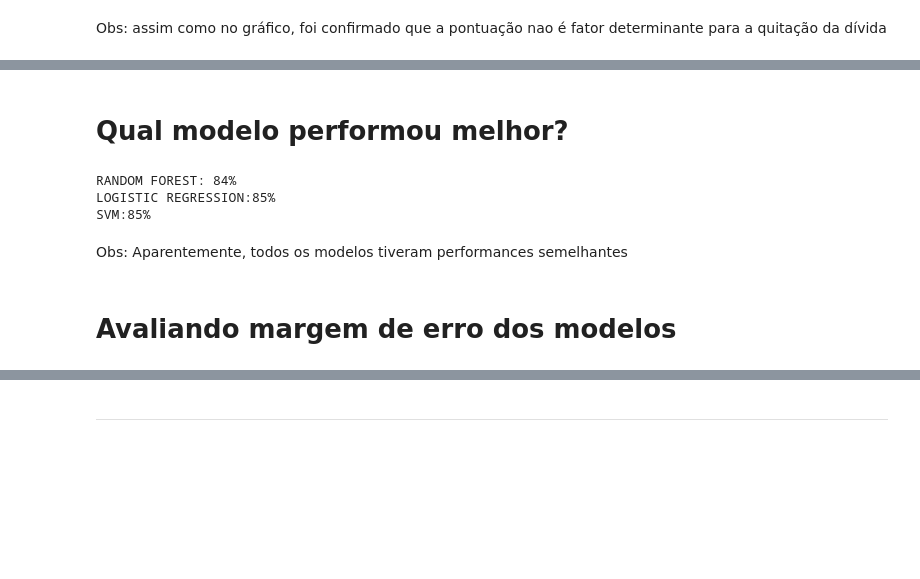
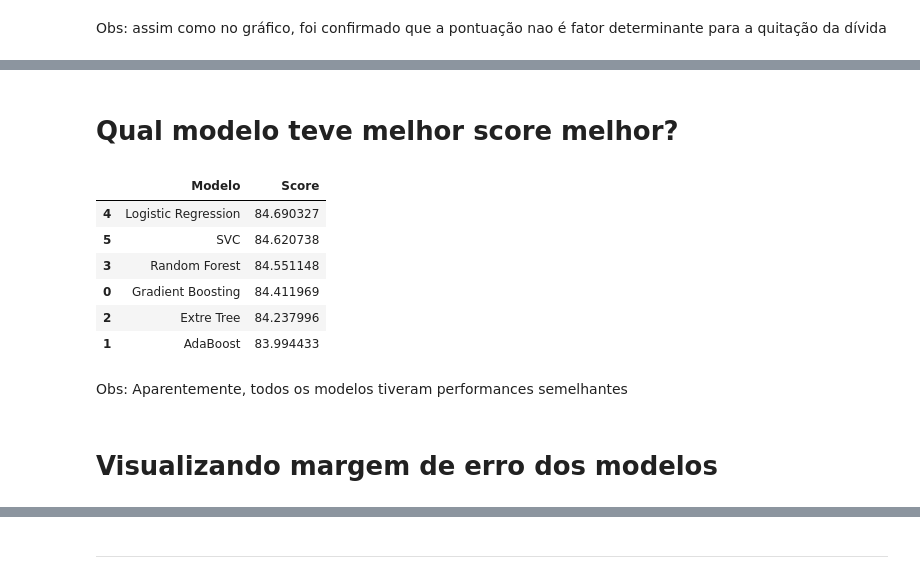
Before and after one commit to JairoLopes/Analises_R_Python, a Jupyter notebook: Projeto_EmprestimosLendingClub/ML_emprestimos.ipynb, the cells around one changed output, grey strips where cells are left out. Cells and saved outputs as stored; diff of their text form; code cells hidden in the pictures; blank space fills up the shorter version.

```diff
--- a/Projeto_EmprestimosLendingClub/ML_emprestimos.ipynb
+++ b/Projeto_EmprestimosLendingClub/ML_emprestimos.ipynb
@@ -204,0 +193,7 @@ RandomForestClassifier(bootstrap=True, ccp_alpha=0.0, class_weight=None,
+# %%
+rforest = RandomForestClassifier()
+extree = ExtraTreesClassifier()
+gradboost = GradientBoostingClassifier()
+adaboost = AdaBoostClassifier()
+logreg = LogisticRegression()
+svc = SVC()
@@ -204,0 +202,7 @@ RandomForestClassifier(bootstrap=True, ccp_alpha=0.0, class_weight=None,
+# %%
+rforest.fit(Xtrain, ytrain)
+extree.fit(Xtrain, ytrain)
+gradboost.fit(Xtrain, ytrain)
+adaboost.fit(Xtrain, ytrain)
+logreg.fit(Xtrain, ytrain)
+svc.fit(Xtrain, ytrain)
@@ -255,13 +227,20 @@ performanceSVM = classification_report(ytest, predSVC)
 # %% [markdown]
-# Qual modelo performou melhor?
+# Qual modelo teve melhor score melhor?
-# %%
-print(f'RANDOM FOREST: {rforest.score(Xtest, ytest) * 100:.0f}%\nLOGISTIC REGRESSION:{lreg.score(Xtest, ytest)*100:.0f}%\nSVM:{svcmodel.score(Xtest,ytest)*100:.0f}%')
-# %% [output]
-RANDOM FOREST: 84%
-LOGISTIC REGRESSION:85%
-SVM:85%
+# %%
+modelos = ["Gradient Boosting","AdaBoost","Extre Tree","Random Forest","Logistic Regression","SVC"]
+scores = [gradscore,adascore,extreescore,rfscore,logscore,svcscore]
+scores = pd.DataFrame({"Modelo":modelos, "Score":scores}).sort_values(by="Score", ascending=False)
+scores
+# %% [output]
+|  | Modelo | Score |
+| 4 | Logistic Regression | 84.690327 |
+| 5 | SVC | 84.620738 |
+| 3 | Random Forest | 84.551148 |
+| 0 | Gradient Boosting | 84.411969 |
+| 2 | Extre Tree | 84.237996 |
+| 1 | AdaBoost | 83.994433 |
 # %% [markdown]
 Obs: Aparentemente, todos os modelos tiveram performances semelhantes
 # %% [markdown]
-# Avaliando margem de erro dos modelos
+# Visualizando margem de erro dos modelos
 # %%
```
Also changed, not shown: parts of 43 cells of this notebook, 2 other files.
